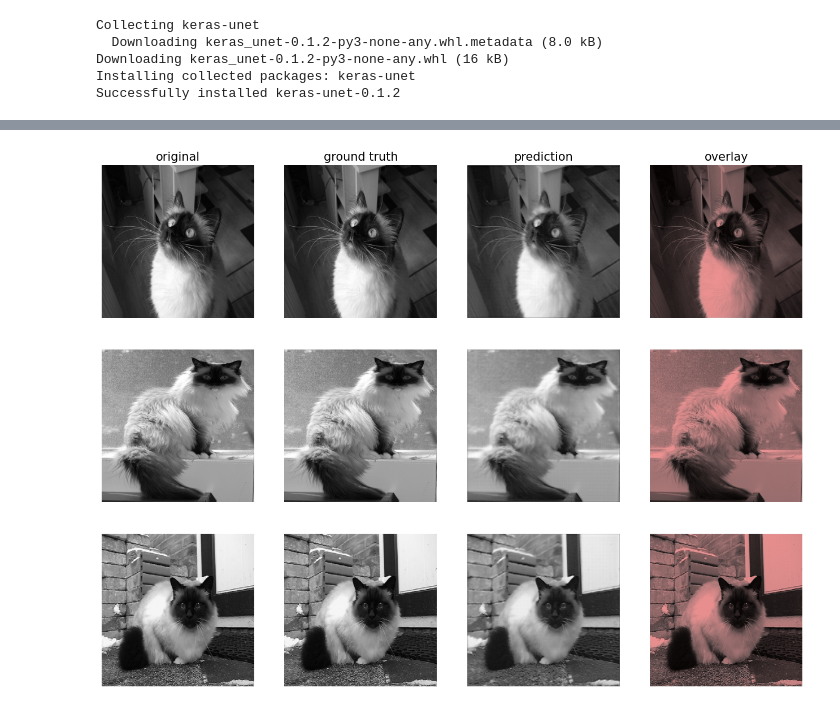
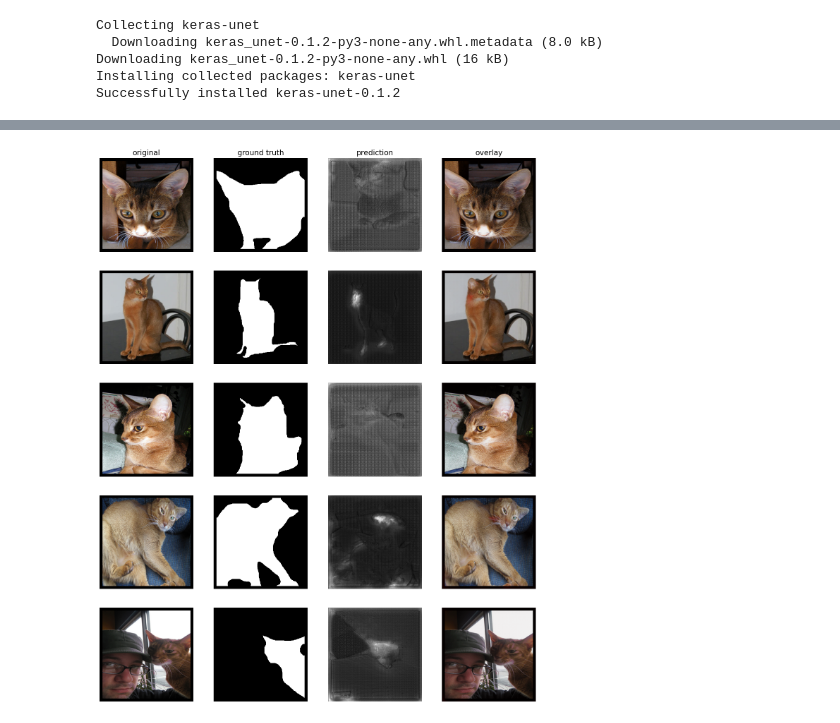
Before and after one commit to Allanlin001/CatUnet, a Jupyter notebook: Animal_UNET.ipynb, the cells around one changed output, grey strips where cells are left out. Cells and saved outputs as stored; diff of their text form; code cells hidden in the pictures.

Commit message:
new unet with masks since the last one didn't have masks

```diff
--- a/Animal_UNET.ipynb
+++ b/Animal_UNET.ipynb
@@ -140,9 +108,36 @@ model.compile(loss='mean_squared_error')
+# %%
+model = custom_unet(
+    input_shape=(320, 320, 3), # Change input_shape to 3 for RGB images
+    dropout=0.2
+)
+model.compile(loss='binary_crossentropy')
 # %%
 
+#
 # 3. TRAIN
+#
+from keras.callbacks import ModelCheckpoint, EarlyStopping
 
-#Implements early stopping
-early_stopping = EarlyStopping(monitor='val_loss', patience=10, restore_best_weights=True)
-history = model.fit(X_train, y_train, validation_split=0.1, epochs=50, callbacks=[early_stopping])
+model_filename = 'segm_model_v3.h5'
+callback_checkpoint = ModelCheckpoint(
+    model_filename,
+    verbose=1,
+    monitor='val_loss',
+    save_best_only=True,
+)
+
+callback_earlystopping = EarlyStopping(
+    monitor='val_loss',
+    min_delta=0,
+    patience=10,
+    verbose=0,
+    mode='auto',
+    baseline=None,
+    restore_best_weights=False,
+    start_from_epoch=0,
+)
+
+history = model.fit(X_train, y_train, validation_split=0.1, epochs=50,
+                    callbacks=[callback_checkpoint, callback_earlystopping])
 # %% [output]
 Epoch 1/50
@@ -165,9 +244,5 @@ Epoch 50/50
 # %%
+
 from keras_unet.utils import plot_imgs
-
-# predict/ Ensure y_pred is generated before plotting
-y_pred = model.predict(X_test)
-
-# For image generation, mask_imgs should be the original images (X_test) for comparison
-plot_imgs(org_imgs=X_test, mask_imgs=X_test, pred_imgs=y_pred, nm_img_to_plot=5)
+plot_imgs(org_imgs=X_test, mask_imgs=y_test, pred_imgs=y_pred, nm_img_to_plot=5)
 # %% [output]
@@ -175 +249 @@ plot_imgs(org_imgs=X_test, mask_imgs=X_test, pred_imgs=y_pred, nm_img_to_plot=5)
-[figure, old version]
+[figure, new version]
```
Also changed, not shown: parts of 13 cells of this notebook.
